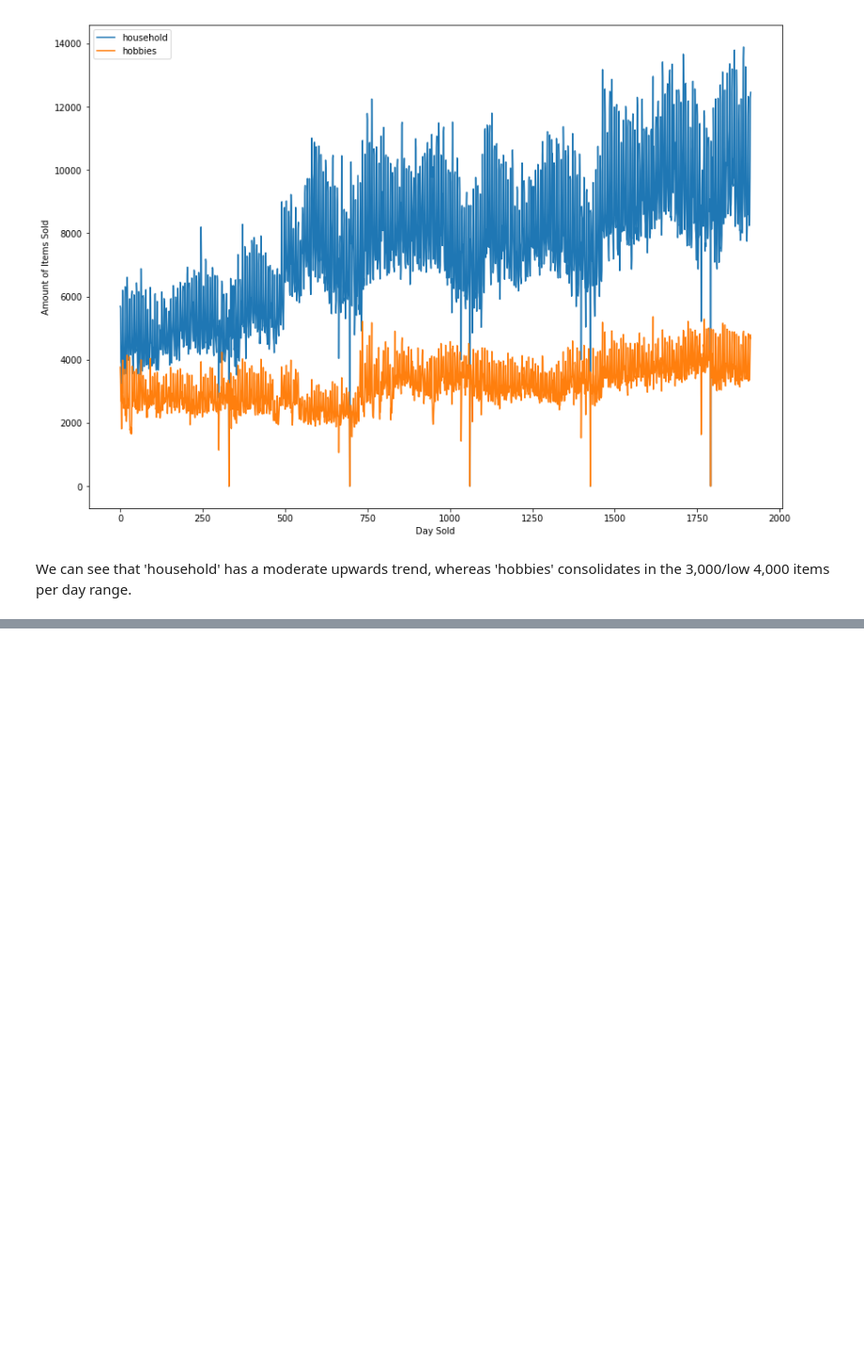
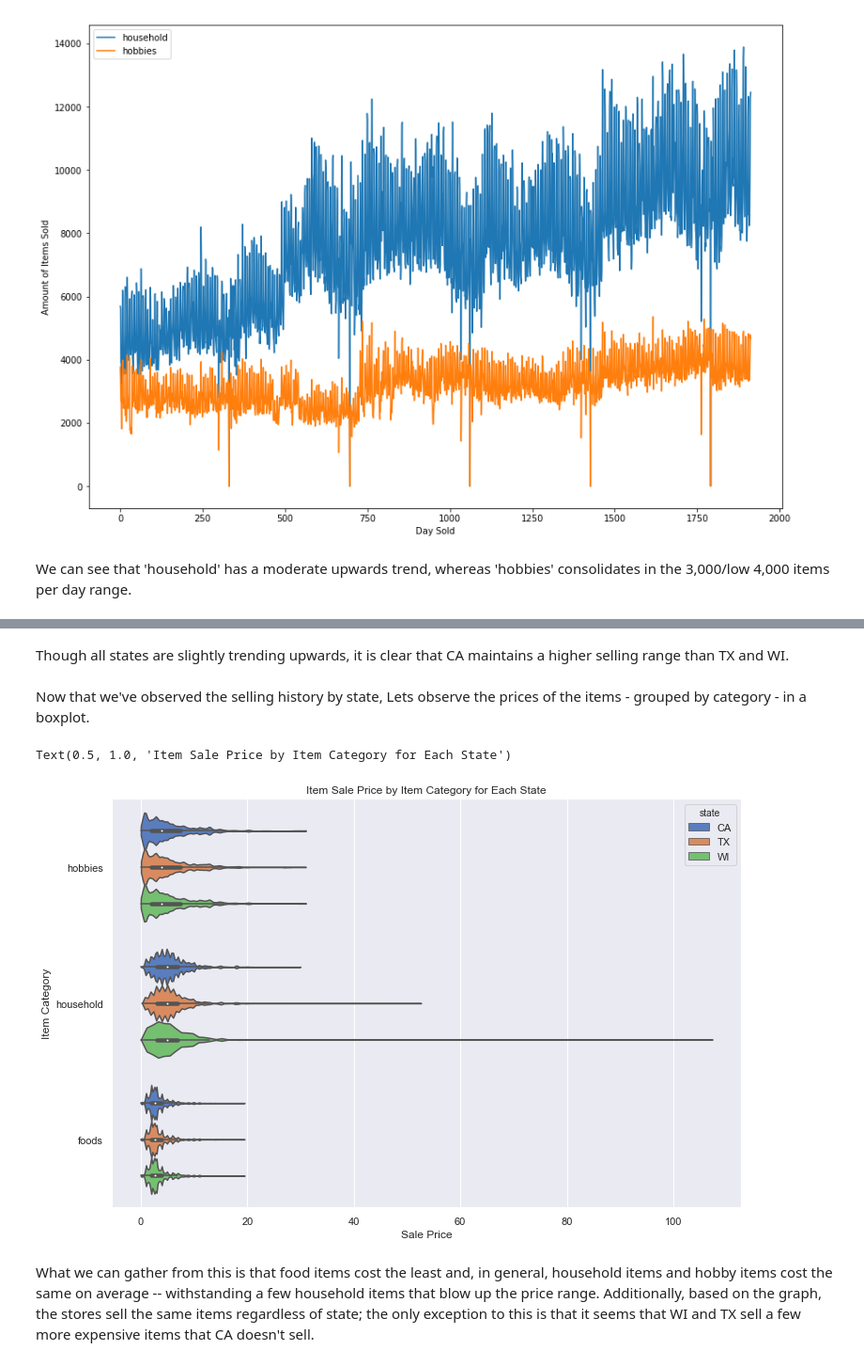
Before and after one commit to Luke-Gray/M5-Accuracy, a Jupyter notebook: M5 Basic EDA.ipynb, the cells around one changed output, grey strips where cells are left out. Shown at 94% size. Cells and saved outputs as stored; diff of their text form; code cells hidden in the pictures; blank space fills up the shorter version.

```diff
--- a/M5 Basic EDA.ipynb
+++ b/M5 Basic EDA.ipynb
@@ -240,0 +290,20 @@ cal.head()
+# %% [markdown]
+Though all states are slightly trending upwards, it is clear that CA maintains a higher selling range than TX and WI.
+# %% [markdown]
+Now that we've observed the selling history by state, Lets observe the prices of the items - grouped by category - in a boxplot.
+# %%
+temp = prices.copy()
+temp['item_cat'] = temp['item_id'].str.split('_',1).str.get(0).str.lower()
+temp['state'] = temp['store_id'].str.split('_').str.get(0)
+
+fig, ax = plt.subplots(figsize=(12,8))
+sns.set(style ='darkgrid')
+sns.violinplot(x=temp['sell_price'],y=temp['item_cat'], hue=temp['state'], ax = ax, scale='width', cut=0, palette='muted')
+ax.set_xlabel('Sale Price')
+ax.set_ylabel('Item Category')
+ax.set_title('Item Sale Price by Item Category for Each State')
+# %% [output]
+Text(0.5, 1.0, 'Item Sale Price by Item Category for Each State')
+[figure, added]
+# %% [markdown]
+What we can gather from this is that food items cost the least and, in general, household items and hobby items cost the same on average -- withstanding a few household items that blow up the price range. Additionally, based on the graph, the stores sell the same items regardless of state; the only exception to this is that it seems that WI and TX sell a few more expensive items that CA doesn't sell.
```
Also changed, not shown: parts of 7 cells of this notebook.
